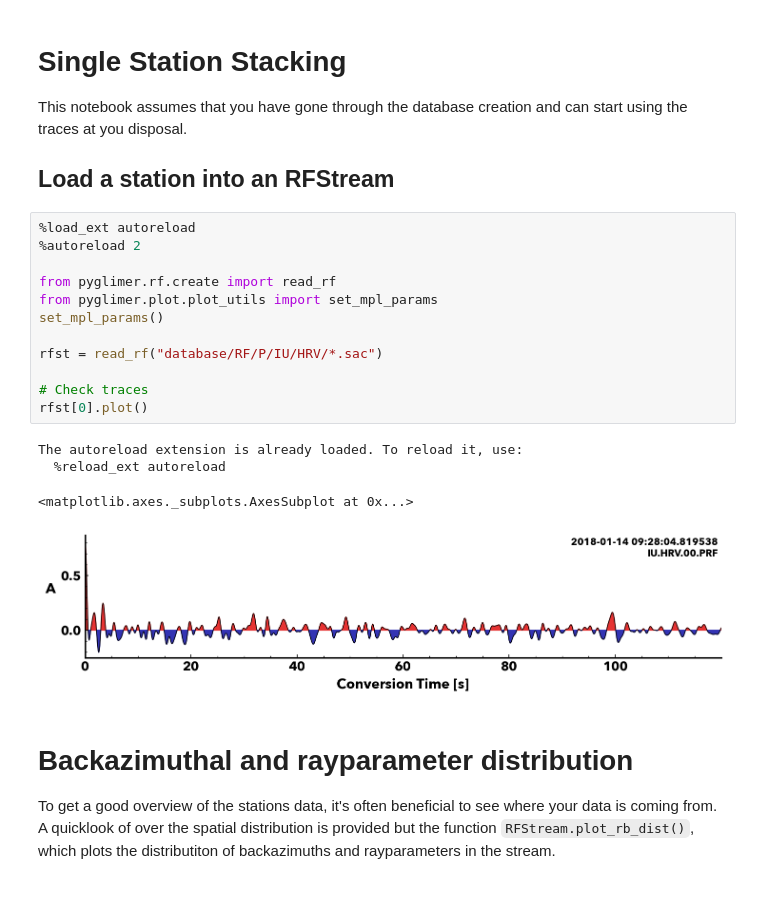
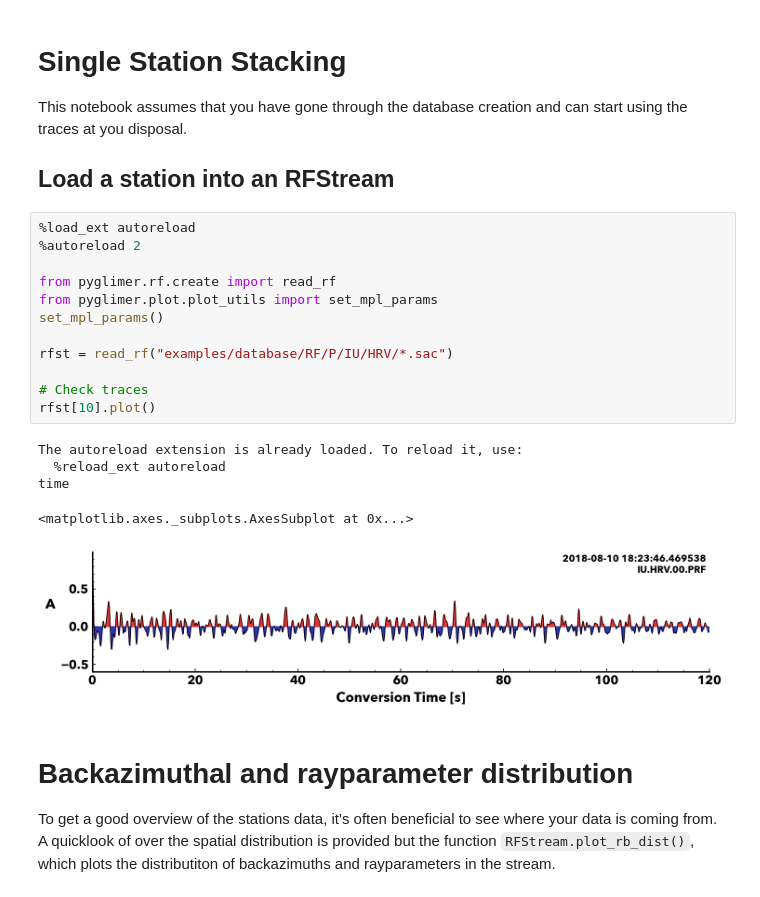
Before and after one commit to PyGLImER/PyGLImER, a Jupyter notebook: 01_SingleStationStack.ipynb, the cells around one changed output. Cells and saved outputs as stored; diff of their text form.

```diff
--- a/examples/01_SingleStationStack.ipynb
+++ b/01_SingleStationStack.ipynb
@@ -8,20 +8,21 @@ can start using the traces at you disposal.
 # %%
 %load_ext autoreload
 %autoreload 2
 
 from pyglimer.rf.create import read_rf
 from pyglimer.plot.plot_utils import set_mpl_params
 set_mpl_params()
 
-rfst = read_rf("database/RF/P/IU/HRV/*.sac")
+rfst = read_rf("examples/database/RF/P/IU/HRV/*.sac")
 
 # Check traces
-rfst[0].plot()
+rfst[10].plot()
 # %% [output]
 The autoreload extension is already loaded. To reload it, use:
   %reload_ext autoreload
+time
 <matplotlib.axes._subplots.AxesSubplot at 0x...>
-[figure, old version]
+[figure, new version]
 # %% [markdown]
 # Backazimuthal and rayparameter distribution
 
```
Also changed, not shown: parts of 7 cells of this notebook, 5 other files.
